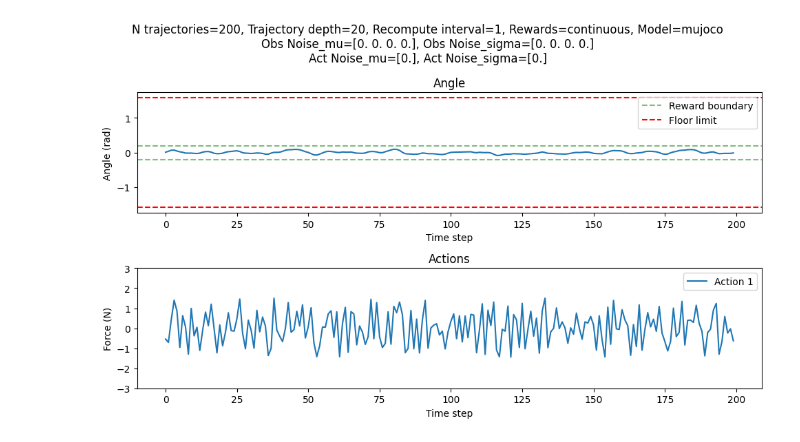
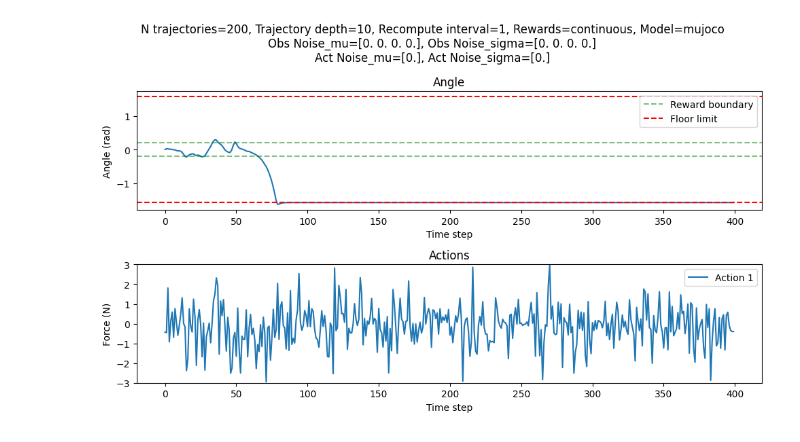
Before and after one commit to jtbuch/mpc_dojo, a Jupyter notebook: dan/MujocoCartpoleSimulations.ipynb, the cells around one changed output. Drawn from its saved outputs; the diff is of its cells as text; code cells hidden in the pictures.

```diff
--- a/dan/MujocoCartpoleSimulations.ipynb
+++ b/dan/MujocoCartpoleSimulations.ipynb
@@ -111,10 +111,10 @@ def simulate(bird, n_episodes, time_steps, recompute_interval, obs_noise_mu=np.a
 #     np.array([0.6, 0.6, 0.06, 0.06]),
 # ]
 planning_width = 200 # how many trajectories to simulate
-n_planning = 20 # how deep the rolout of each trajectory is
+n_planning = 10 # how deep the rolout of each trajectory is
 recompute_interval = 1
 n_episodes = 1
-time_steps = 200
+time_steps = 400
 reward_type='continuous' # rewards can be 'discrete' or 'continuous'
 model_type='mujoco' # model can be 'mujoco' or 'linear_full' or 'linear_reduced_<int>' where <int> is the rank of the model
 obs_noise_mu=np.array([0.0, 0.0, 0.0, 0.0]) # mean of the noise added to the observations
@@ -139,34 +139,34 @@ plt.figure(figsize=(10, 6))
 plt.suptitle(
     f'N trajectories={planning_width}, Trajectory depth={n_planning}, Recompute interval={recompute_interval}, Rewards={reward_type}, Model={model_type}\n'
     f'Obs Noise_mu={obs_noise_mu}, Obs Noise_sigma={obs_noise_sigma}\n'
     f'Act Noise_mu={act_noise_mu}, Act Noise_sigma={act_noise_sigma}',
     fontsize=12
 )
 # Plot the angle
 plt.subplot(2, 1, 1)
 plt.plot(angle)
 plt.title('Angle')
 plt.xlabel('Time step')
 plt.ylabel('Angle (rad)')
 plt.axhline(y=-0.2, color='g', linestyle='--', alpha=0.5, label='Reward boundary')
 plt.axhline(y=0.2, color='g', linestyle='--', alpha=0.5)
 plt.axhline(y=-1.573, color='r', linestyle='--', label='Floor limit')
 plt.axhline(y=1.573, color='r', linestyle='--')
 plt.legend()
 
 # Plot the actions
 plt.subplot(2, 1, 2)
 plt.plot(actions)
 plt.title('Actions')
 plt.xlabel('Time step')
 plt.ylabel('Force (N)')
 plt.ylim(-3, 3)
 plt.legend([f'Action {i+1}' for i in range(actions.shape[1])], loc='upper right')
 
 plt.tight_layout()
 plt.show()
 # %% [output]
-[figure, old version]
+[figure, new version]
 # %%
 import numpy as np
 import matplotlib.pyplot as plt
```
Also changed, not shown: parts of 1 cell of this notebook, 2 other files.
